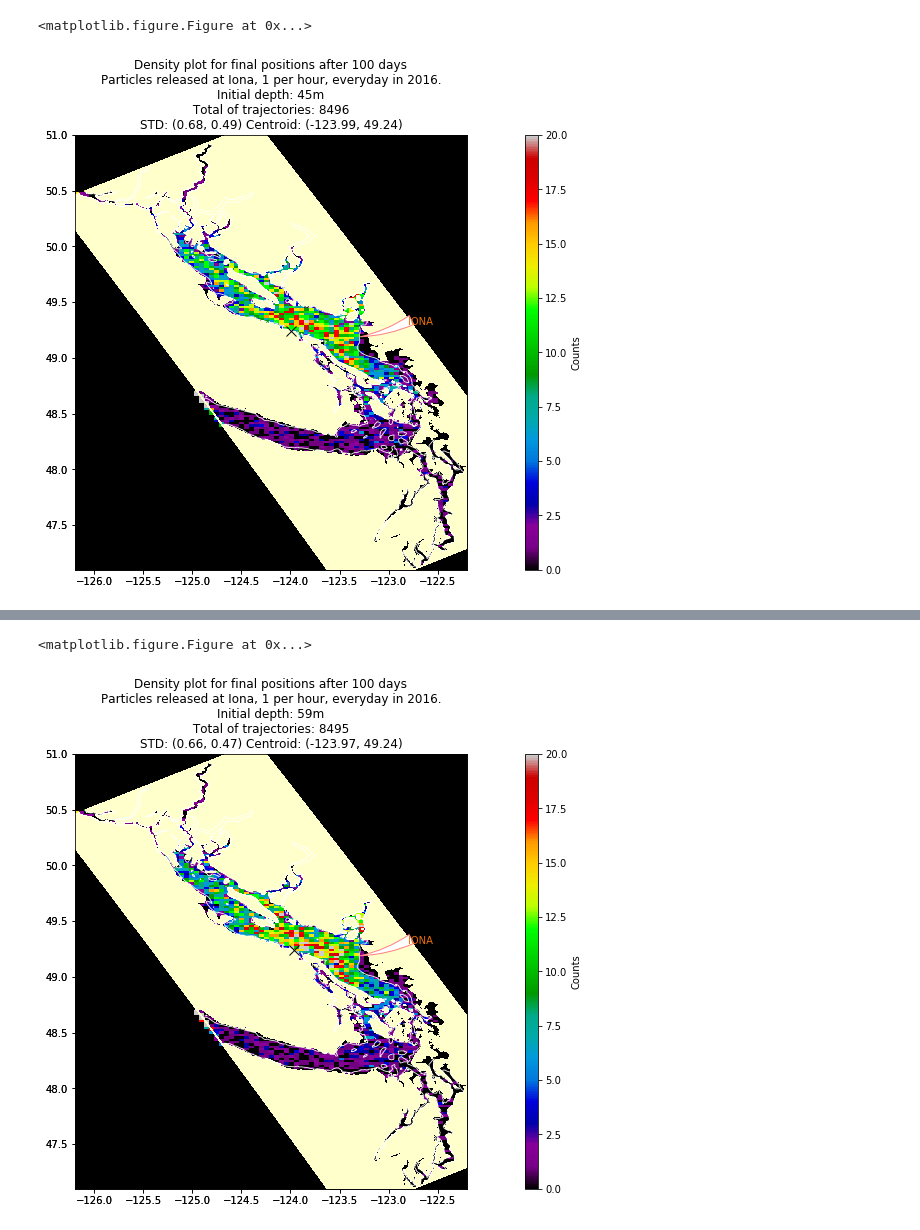
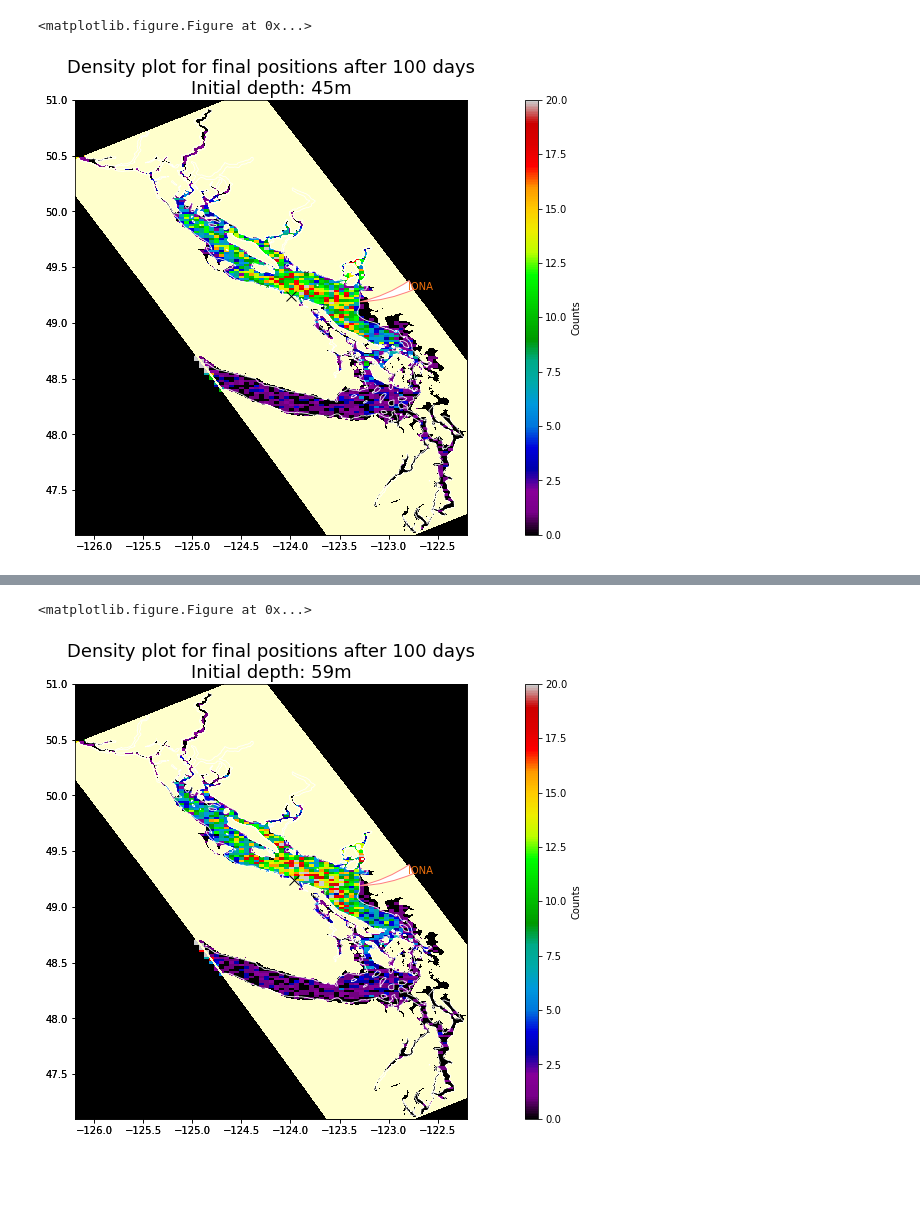
Before and after one commit to SalishSeaCast/analysis-giorgio-2, a Jupyter notebook: revised_notebooks/3analysis_plots/2016plots_perdepth_base.ipynb, the cells around one changed output, grey strips where cells are left out. Drawn from its saved outputs; the diff is of its cells as text; code cells hidden in the pictures; blank space fills up the shorter version.

Commit message:
new case study section added to the report

```diff
--- a/revised_notebooks/3analysis_plots/2016plots_perdepth_base.ipynb
+++ b/revised_notebooks/3analysis_plots/2016plots_perdepth_base.ipynb
@@ -129,7 +129,9 @@ def plot(points, title = 'title', picname = "noname"):
     cbar = fig.colorbar(mesh0,cax=axsCB)
     cbar.set_label ("Counts")
 
-    axs.set_title( title + "\n Total of trajectories: {}".format( int(np.sum(griddata)) ) )
+    tstr = "\n Total of trajectories: {}".format( int(np.sum(griddata)) )
+
+    axs2.set_title( title, size = 18 )
 
     el = Ellipse((2, -1), 0.5, 0.5)
 
@@ -160,11 +162,11 @@ def plot(points, title = 'title', picname = "noname"):
 
     axs2.plot(xc,yc,"kx", ms = 10)
 
-    axs.set_title( title + "\n Total of trajectories: {} \n".format(
-        int(np.sum(griddata)) ) + "STD: ({}, {})".format(round(xs,2),
-                                                         round(ys,2)) +
-                 " Centroid: ({}, {})".format (round(xc, 2), round(yc, 2))
-                                                        )
+#     axs.set_title( title + "\n Total of trajectories: {} \n".format(
+#         int(np.sum(griddata)) ) + "STD: ({}, {})".format(round(xs,2),
+#                                                          round(ys,2)) +
+#                  " Centroid: ({}, {})".format (round(xc, 2), round(yc, 2))
+#                                                         )
 
 
     plt.savefig(picname, transparent = True)
@@ -198,7 +200,6 @@ depth = 45
 
 title = (
     "Density plot for final positions after {} days\n"
-    "Particles released at Iona, 1 per hour, everyday in 2016.\n"
     "Initial depth: {}m".format(nday, depth)
 )
 
@@ -211,16 +212,15 @@ plt.show()
 
 points = np.array(year2) #back to original name. convert to np.array
 
-picname = "/ocean/gsgarbi/MEOPAR/private-docs/reports/IonaProject/ionafigs/{}d_{}m.png".format(nday, depth)
 depth = 59
 
 title = (
     "Density plot for final positions after {} days\n"
-    "Particles released at Iona, 1 per hour, everyday in 2016.\n"
     "Initial depth: {}m".format(nday, depth)
 )
+picname = "/ocean/gsgarbi/MEOPAR/private-docs/reports/IonaProject/ionafigs/{}d_{}m.png".format(nday, depth)
+f59 = plot (points, title, picname)
 
-f59 = plot (points, title, picname)
 plt.show()
 
 points = np.array(year3) #back to original name. convert to np.array
@@ -231,7 +231,6 @@ picname = "/ocean/gsgarbi/MEOPAR/private-docs/reports/IonaProject/ionafigs/{}d_{
 
 title = (
     "Density plot for final positions after {} days\n"
-    "Particles released at Iona, 1 per hour, everyday in 2016.\n"
     "Initial depth: {}m".format(nday, depth)
 )
 
@@ -243,2 +242,2 @@ start:  2017-06-26 16:13:58.779660
 <matplotlib.figure.Figure at 0x...>
-[figure, old version]
+[figure, new version]
@@ -246,2 +245,2 @@ start:  2017-06-26 16:13:59.822027
 <matplotlib.figure.Figure at 0x...>
-[figure, old version]
+[figure, new version]
```
Also changed, not shown: parts of 3 cells of this notebook, 8 other files.
